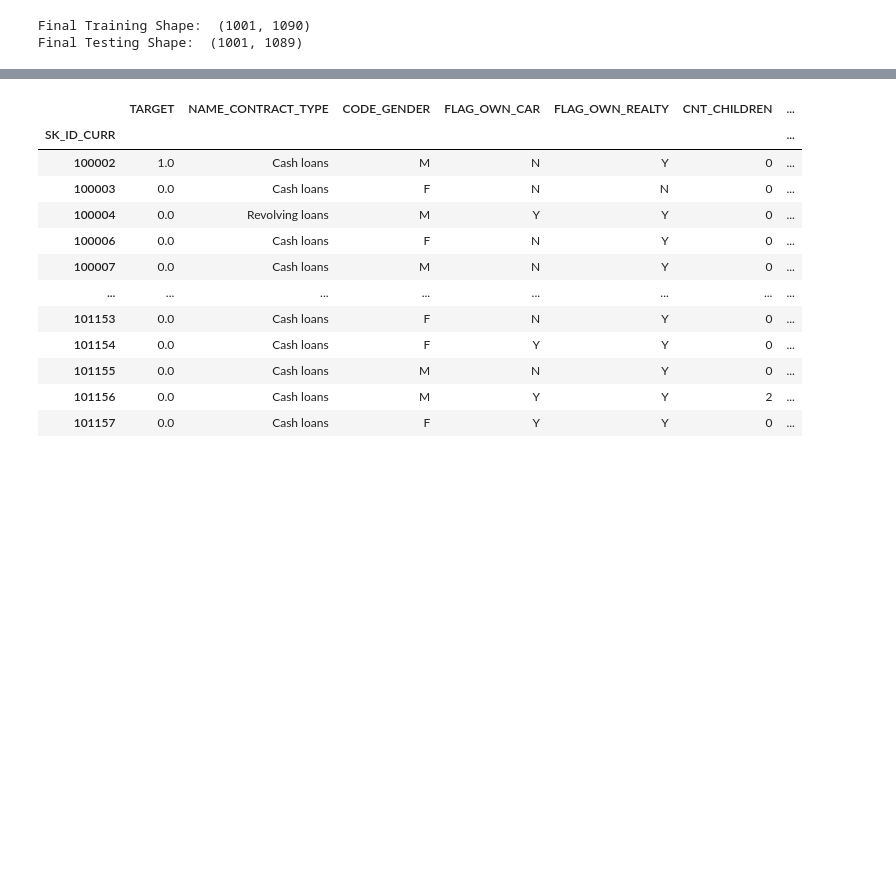
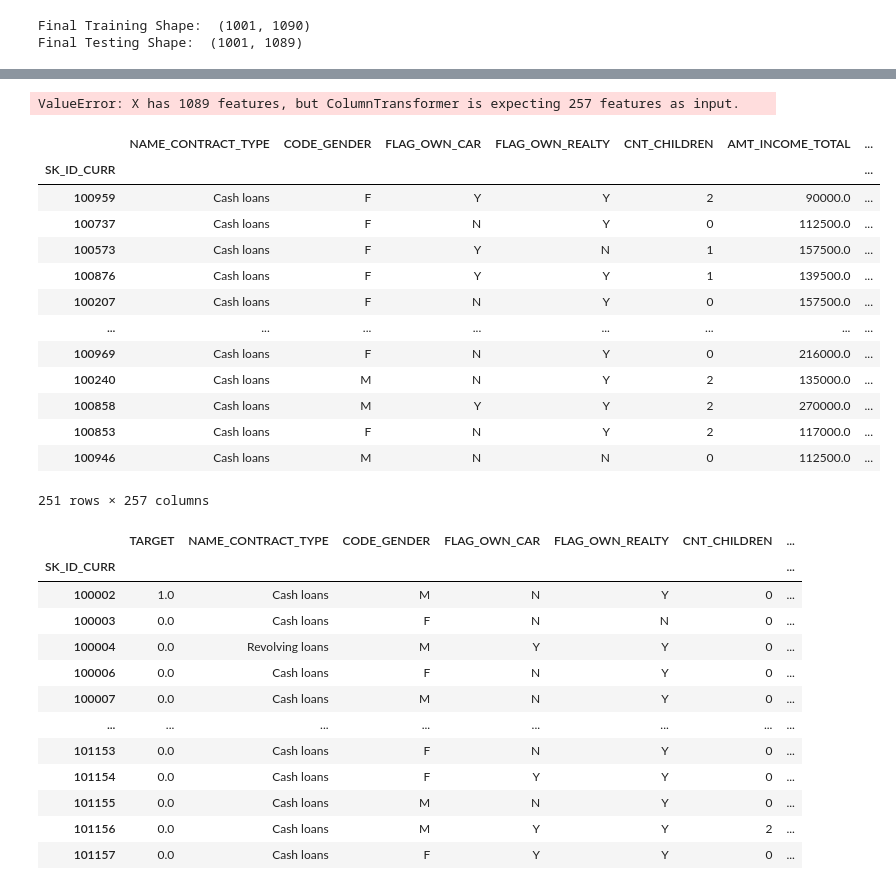
Before and after one commit to matsudsatsuki/kaggle_homecredit, a Jupyter notebook: homecredit3.ipynb, the cells around one changed output, grey strips where cells are left out. Cells and saved outputs as stored; diff of their text form; code cells hidden in the pictures; blank space fills up the shorter version.

```diff
--- a/homecredit3.ipynb
+++ b/homecredit3.ipynb
@@ -121,7 +106,9 @@ Length: 1090, dtype: int64
 # %%
-X1 = train.drop(columns=['TARGET'])
+import re
+X1 = train.drop(columns=['TARGET']).dropna(axis=1)
 y1 = pd.DataFrame(train['TARGET'])
-X_train1,y_train1,X_valid1,y_valid1 = train_test_split(X1,y1,shuffle=True)
+
+X_train1,X_valid1,y_train1,y_valid1 = train_test_split(X1,y1,shuffle=True)
 # %%
 df_num1 = X1.select_dtypes(include='number')
 df_cat1 = y1.select_dtypes(include='category')
@@ -151,8 +138,8 @@ categorical_transformer =  Pipeline(steps=[
 
 ###特徴量を変換器にかける
 preprocesser = ColumnTransformer(transformers=[
-    ('num_transform',numeric_transformer,numeric_features),
-    ('cat_transform',categorical_transformer,categorical_features)
+    ('num_transform',numeric_transformer,numeric_features1),
+    ('cat_transform',categorical_transformer,categorical_features1)
 ])
 
 pipeline1 = Pipeline(steps=[#変換器パイプラインから予測器へ
@@ -171,3 +171,24 @@ ValueError: Input contains NaN
+# %%
+predict = pipeline1.predict()
+# %% [output]
+ValueError: X has 1089 features, but ColumnTransformer is expecting 257 features as input.
+# %%
+y_train1
+# %% [output]
+|  | NAME_CONTRACT_TYPE | CODE_GENDER | FLAG_OWN_CAR | FLAG_OWN_REALTY | CNT_CHILDREN | AMT_INCOME_TOTAL | ... |
+| SK_ID_CURR |  |  |  |  |  |  | ... |
+| 100959 | Cash loans | F | Y | Y | 2 | 90000.0 | ... |
+| 100737 | Cash loans | F | N | Y | 0 | 112500.0 | ... |
+| 100573 | Cash loans | F | Y | N | 1 | 157500.0 | ... |
+| 100876 | Cash loans | F | Y | Y | 1 | 139500.0 | ... |
+| 100207 | Cash loans | F | N | Y | 0 | 157500.0 | ... |
+| ... | ... | ... | ... | ... | ... | ... | ... |
+| 100969 | Cash loans | F | N | Y | 0 | 216000.0 | ... |
+| 100240 | Cash loans | M | N | Y | 2 | 135000.0 | ... |
+| 100858 | Cash loans | M | Y | Y | 2 | 270000.0 | ... |
+| 100853 | Cash loans | F | N | Y | 2 | 117000.0 | ... |
+| 100946 | Cash loans | M | N | N | 0 | 112500.0 | ... |
+251 rows × 257 columns
 # %%
 feature_matrix1 = feature_matrix.dropna(subset=['TARGET'])
 feature_matrix1
```
Also changed, not shown: parts of 6 cells of this notebook.
